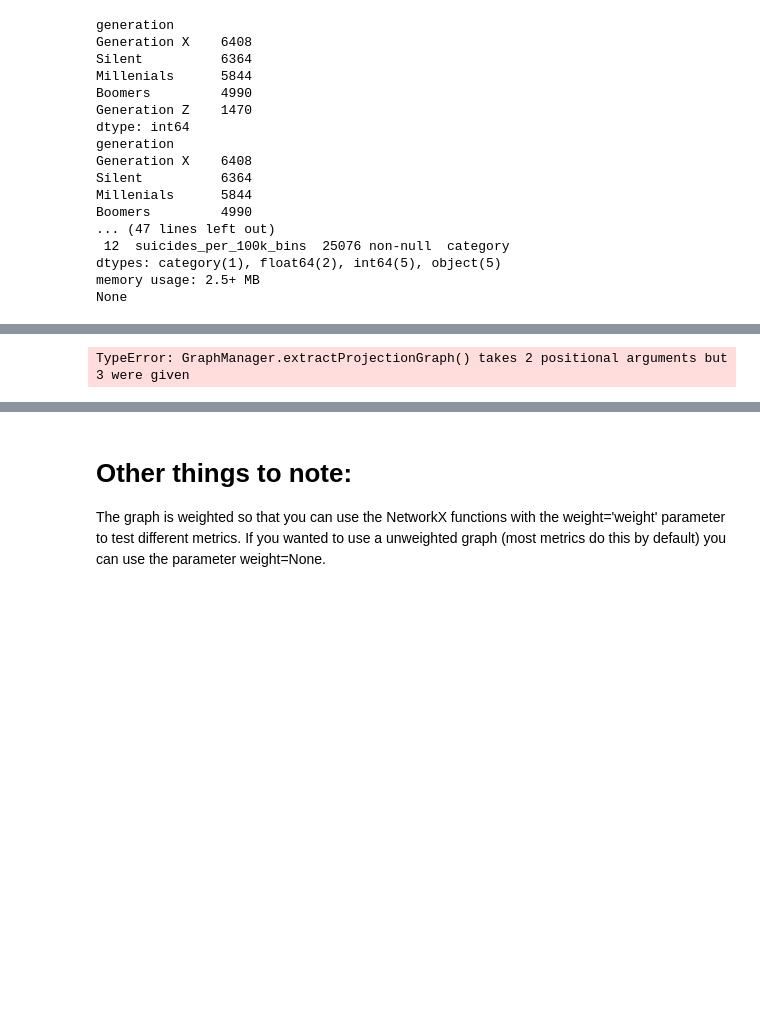
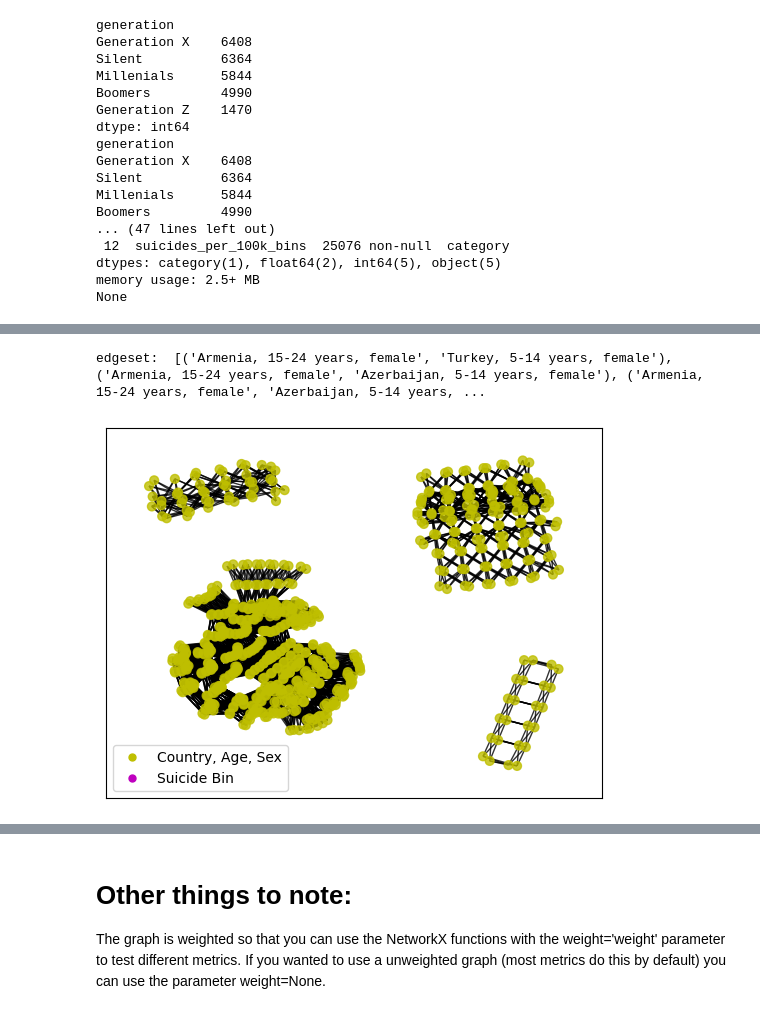
Before and after one commit to MichaelAGoodrich/CS575-Final-Project-Winter-2023, a Jupyter notebook: GraphDataBaseManagerv2.ipynb, the cells around one changed output, grey strips where cells are left out. Cells and saved outputs as stored; diff of their text form; code cells hidden in the pictures; blank space fills up the shorter version.

```diff
--- a/GraphDataBaseManagerv2.ipynb
+++ b/GraphDataBaseManagerv2.ipynb
@@ -79,25 +79,26 @@ plt.show()
 # %%
 # We can also project out one of the categories ie 'country, age, sex', or 'suicides_per_100k_bins'
-H = graph_database.extractProjectionGraph('country, age, sex', False)
-H = graph_database.extractLargestComponent(H)  # let's only worry about the largest component!
+H = graph_database.extractProjectionGraph('country, age, sex', True)
+# H = graph_database.extractLargestComponent(H)  # let's only worry about the largest component!
 pos = nx.nx_agraph.graphviz_layout(H, prog='neato')
 # I edited the following function to use any graph (ie the largest component) by default will use the whole graph
 color_map = graph_database.getColormap_by_Nodetype(H)
 
 print("num_nodes: ", H.number_of_nodes(), " num_edges: ", G.number_of_edges())
 
 # Plot figure of largest component
 plt.figure(1)
 nx.draw_networkx(H, pos, node_color=color_map, alpha=0.8, node_size=40, with_labels=False)
 ax = plt.gca()
 age_line, = ax.plot(-np.inf, -np.inf, 'y.', markersize=10)
 age_line.set_label('Country, Age, Sex')
 year_line, = ax.plot(-np.inf, -np.inf, 'm.', markersize=10)
 year_line.set_label('Suicide Bin')
 ax.legend()
 plt.show()
 # %% [output]
-TypeError: GraphManager.extractProjectionGraph() takes 2 positional arguments but 3 were given
+edgeset:  [('Armenia, 15-24 years, female', 'Turkey, 5-14 years, female'), ('Armenia, 15-24 years, female', 'Azerbaijan, 5-14 years, female'), ('Armenia, 15-24 years, female', 'Azerbaijan, 5-14 years, ...
+[figure, added]
 # %%
 # This time lets extract out 'suicides_per_100k_bins'
 H = graph_database.extractProjectionGraph('suicides_per_100k_bins')
```
Also changed, not shown: parts of 6 cells of this notebook, 3 other files.
